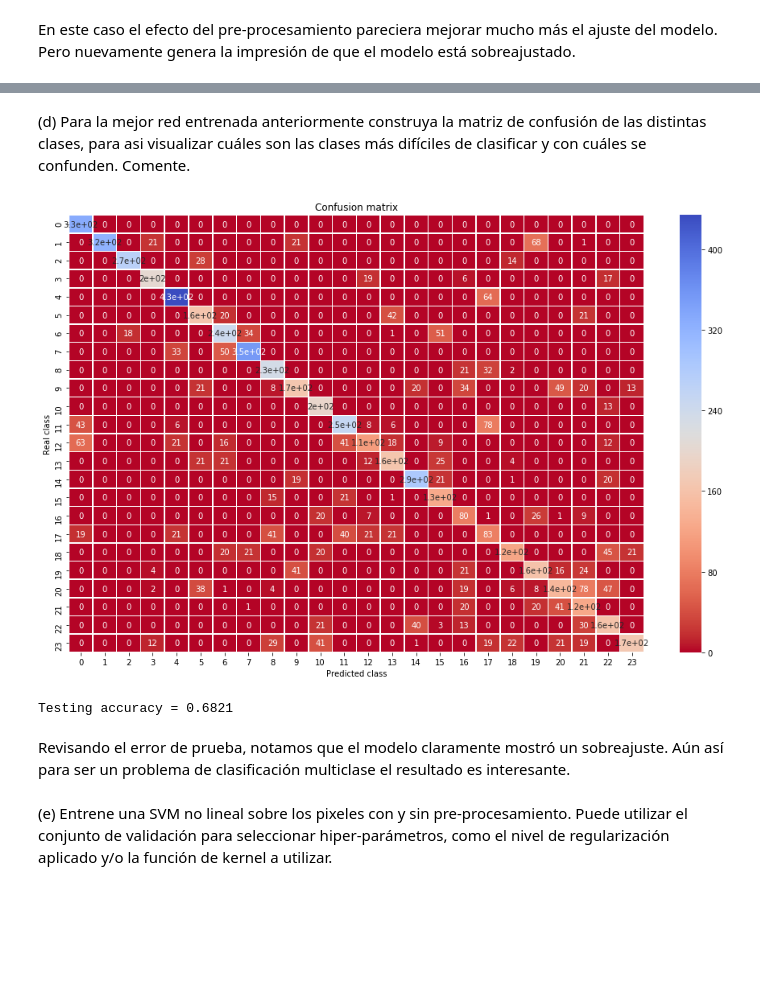
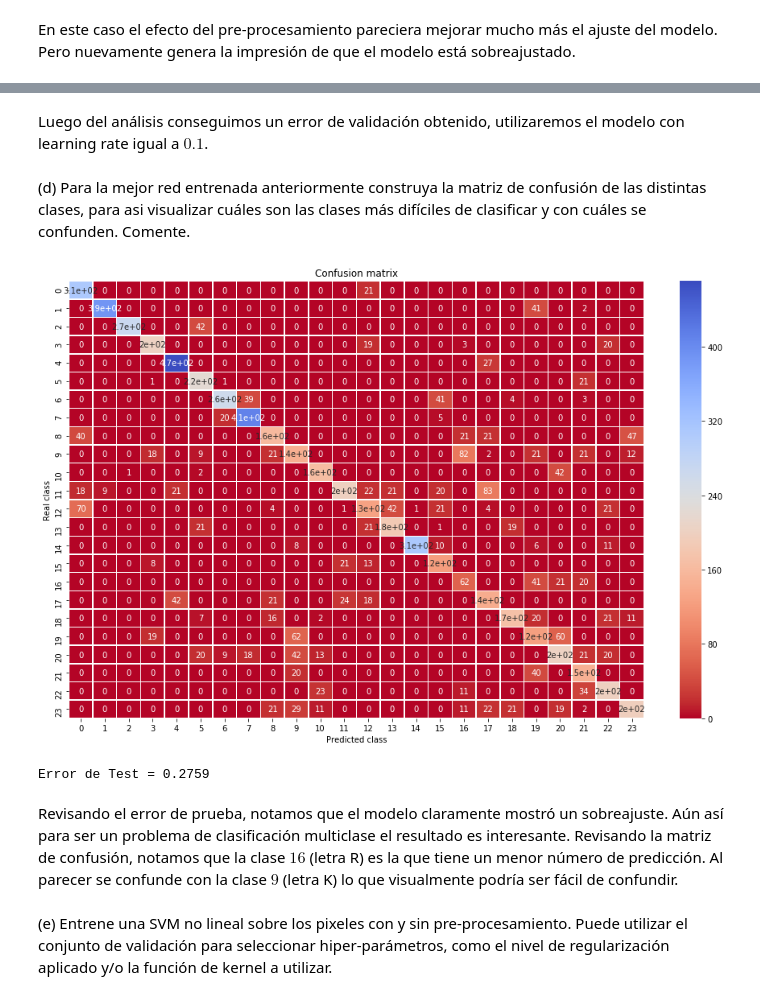
Before and after one commit to dsanmartin/INF578-HW, a Jupyter notebook: 3/Tarea3-ML.ipynb, the cells around one changed output, grey strips where cells are left out. Saved outputs shown, nothing was run; the diff lists cells and outputs as text; code cells hidden in the pictures; blank space fills up the shorter version.

```diff
--- a/3/Tarea3-ML.ipynb
+++ b/3/Tarea3-ML.ipynb
@@ -1004,7 +962,7 @@ X_train = scalerX.fit_transform(X_train)
 X_val = scalerX.fit_transform(X_val)
 X_test = scalerX.transform(X_test)
 
-Y_train = np.log(Y_train)
+Y_train = np.log(Y_train+1)
 # %%
 from sklearn.ensemble import RandomForestRegressor
 
@@ -1019,7 +977,7 @@ for i in range(N):
     modelRFRs[i] = RandomForestRegressor(n_estimators=NE[i], max_depth=50, random_state=0)
     modelRFRs[i].fit(X_train, Y_train)
     Y_pred_val = modelRFRs[i].predict(X_val)
-    kagg_vals[i] = eval_bikemodel(np.exp(Y_pred_val), Y_val)
+    kagg_vals[i] = eval_bikemodel(np.exp(Y_pred_val)-1, Y_val)
 # %%
 plotRFEval(NE, kagg_vals)
 # %% [output]
@@ -1252,2 +1214,8 @@ plotF1EC(ne, f1_scores_train, f1_scores_test)
 # %% [markdown]
 (f) Entrene alguna otra máquina de aprendizaje, elegida por usted, para resolver este problema. Elija los hiper-parámetros que estime convenientes intentando aumentar el *F1-score* obtenido por los algoritmos anteriores. Compare y analice estas $4$ maneras de resolver el problema definido en b).
+# %%
+from sklearn.preprocessing import StandardScaler
+
+scalerX = StandardScaler()
+X_train_sc = scalerX.fit_transform(X_train)
+X_test_sc = scalerX.transform(X_test)
@@ -1430,15 +1433,16 @@ N = 10
 lrate = np.linspace(0.1, 1, N)
 train_scores = np.zeros(N)
 val_scores = np.zeros(N)
+modelsANN = [None] * N
 
 for i in range(N):
-    model = Sequential()
-    model.add(Dense(30, input_dim=x_tr.shape[1], kernel_initializer='uniform', activation='relu'))
-    model.add(Dense(30, kernel_initializer='uniform', activation='relu'))
-    model.add(Dense(25, kernel_initializer='uniform', activation='softmax'))
-    model.compile(optimizer=SGD(lr=lrate[i]), loss='categorical_crossentropy', metrics=['accuracy'])
-    hist = model.fit(x_tr.values, to_categorical(y_tr), nb_epoch=100, batch_size=128, verbose=0,
-                     validation_data=(x_v.values,to_categorical(y_v)))
+    modelsANN[i] = Sequential()
+    modelsANN[i].add(Dense(30, input_dim=x_tr_sc.shape[1], kernel_initializer='uniform', activation='relu'))
+    modelsANN[i].add(Dense(30, kernel_initializer='uniform', activation='relu'))
+    modelsANN[i].add(Dense(25, kernel_initializer='uniform', activation='softmax'))
+    modelsANN[i].compile(optimizer=SGD(lr=lrate[i]), loss='categorical_crossentropy', metrics=['accuracy'])
+    hist = modelsANN[i].fit(x_tr_sc, to_categorical(y_tr), epochs=100, batch_size=128, verbose=0,
+                     validation_data=(x_v_sc, to_categorical(y_v)))
     train_scores[i] = 1 - hist.history['acc'][-1]
     val_scores[i] = 1 - hist.history['val_acc'][-1]
 # %%
@@ -1450,3 +1464,5 @@ plt.show()
+# %% [markdown]
+Luego del análisis conseguimos un error de validación obtenido, utilizaremos el modelo con learning rate igual a $0.1$.
 # %% [markdown]
 (d) Para la mejor red entrenada anteriormente construya la matriz de confusión de las distintas clases, para asi visualizar cuáles son las clases más difı́ciles de clasificar y con cuáles se confunden. Comente.
 # %%
@@ -1464,18 +1480,18 @@ def plotCnfMatrix(y_true, y_pred):
     plt.ylabel("Real class")
     plt.show()
 # %%
-y_pred = modelANNsc.predict(x_t_sc)
+y_pred = modelsANN[0].predict(x_t_sc)
 y_hat = np.argmax(y_pred,axis=1) # Probabilidad a categoria
 plotCnfMatrix(y_t, y_hat)
 # %% [output]
-[figure, old version]
+[figure, new version]
 # %%
-score_ANN = modelANNsc.evaluate(x_t_sc, to_categorical(y_t), verbose=0)
-print "Testing accuracy = %.4f" % score_ANN[1]
+score_ANN = modelsANN[0].evaluate(x_t_sc, to_categorical(y_t), verbose=0)
+print "Error de Test = %.4f" % (1 - score_ANN[1])
 # %% [output]
-Testing accuracy = 0.6821
+Error de Test = 0.2759
 # %% [markdown]
-Revisando el error de prueba, notamos que el modelo claramente mostró un sobreajuste. Aún así para ser un problema de clasificación multiclase el resultado es interesante.
+Revisando el error de prueba, notamos que el modelo claramente mostró un sobreajuste. Aún así para ser un problema de clasificación multiclase el resultado es interesante. Revisando la matriz de confusión, notamos que la clase $16$ (letra R) es la que tiene un menor número de predicción. Al parecer se confunde con la clase $9$ (letra K) lo que visualmente podría ser fácil de confundir.
 # %% [markdown]
 (e) Entrene una SVM no lineal sobre los pixeles con y sin pre-procesamiento. Puede utilizar el conjunto de validación para seleccionar hiper-parámetros, como el nivel de regularización aplicado y/o la función de kernel a utilizar.
 # %%
```
Also changed, not shown: parts of 74 cells of this notebook.
